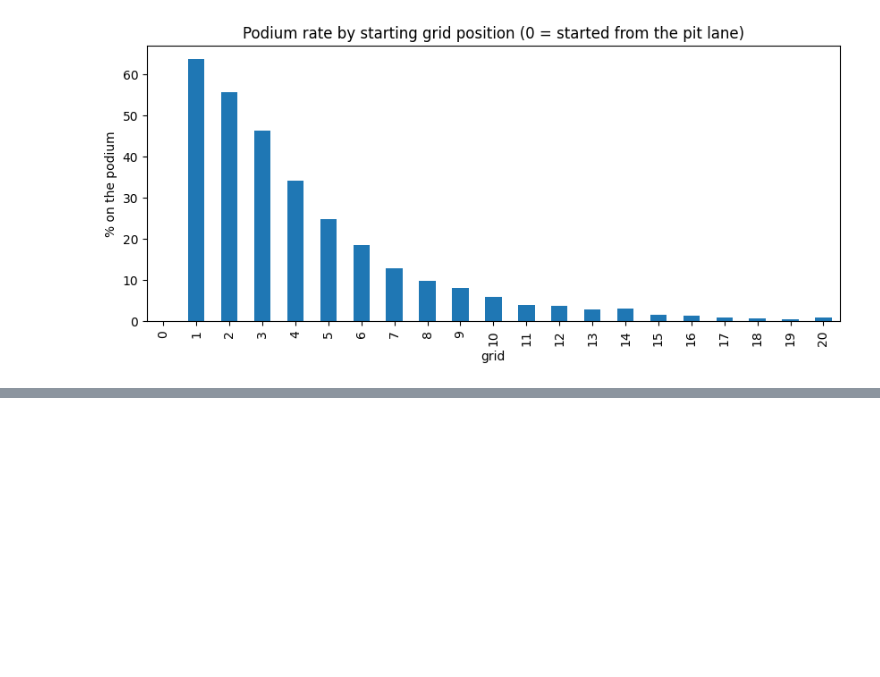
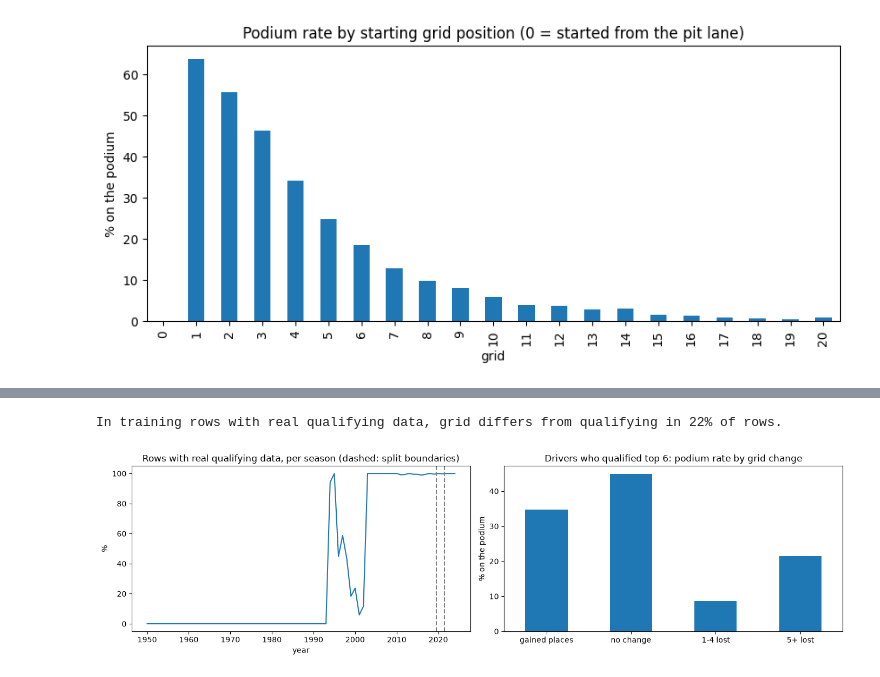
Before and after one commit to mahmoud-hatem-zaky/team47-acl-prodium-prediction, a Jupyter notebook: notebooks/f1-podium-prediction-milestone-1-team-47-notebook.ipynb, the cells around one changed output, grey strips where cells are left out. Saved outputs shown, nothing was run; the diff lists cells and outputs as text; code cells hidden in the pictures; blank space fills up the shorter version.

```diff
--- a/notebooks/f1-podium-prediction-milestone-1-team-47-notebook.ipynb
+++ b/notebooks/f1-podium-prediction-milestone-1-team-47-notebook.ipynb
@@ -267,0 +515,14 @@ plt.show()
+# %%
+TR = model_table[model_table['year'] <= 2019]
+VA = model_table[model_table['year'].between(2020, 2021)]
+TE = model_table[model_table['year'] >= 2022]
+assert len(TR) + len(VA) + len(TE) == len(model_table)
+
+split_summary = pd.DataFrame({
+    'seasons': [f'{d.year.min()}-{d.year.max()}' for d in (TR, VA, TE)],
+    'races': [d['raceId'].nunique() for d in (TR, VA, TE)],
+    'rows': [len(d) for d in (TR, VA, TE)],
+    'podium rate': [f'{d[TARGET].mean():.1%}' for d in (TR, VA, TE)],
+    'rows with qualifying data': [f'{d["has_quali"].mean():.0%}' for d in (TR, VA, TE)],
+}, index=['train', 'validation', 'test'])
+split_summary
@@ -267,0 +544,22 @@ plt.show()
+# %%
+fig, axes = plt.subplots(1, 2, figsize=(14, 4))
+
+(model_table.groupby('year')['has_quali'].mean() * 100).plot(ax=axes[0])
+for year in (2019.5, 2021.5):
+    axes[0].axvline(year, color='grey', linestyle='--')
+axes[0].set_title('Rows with real qualifying data, per season (dashed: split boundaries)')
+axes[0].set_ylabel('%')
+
+real = TR[TR['has_quali'] == 1]
+print(f'In training rows with real qualifying data, grid differs from qualifying in {(real["grid_penalty"] != 0).mean():.0%} of rows.')
+penalty_band = pd.cut(real['grid_penalty'], [-100, -1, 0, 4, 100], labels=['gained places', 'no change', '1-4 lost', '5+ lost'])
+top6 = real[real['quali_pos'] <= 6]
+(top6.groupby(penalty_band[top6.index], observed=True)[TARGET].mean() * 100).plot(kind='bar', ax=axes[1], rot=0)
+axes[1].set_title('Drivers who qualified top 6: podium rate by grid change')
+axes[1].set_ylabel('% on the podium')
+axes[1].set_xlabel('')
+plt.tight_layout()
+plt.show()
+# %% [output]
+In training rows with real qualifying data, grid differs from qualifying in 22% of rows.
+[figure, added]
```
Also changed, not shown: parts of 41 cells of this notebook.
